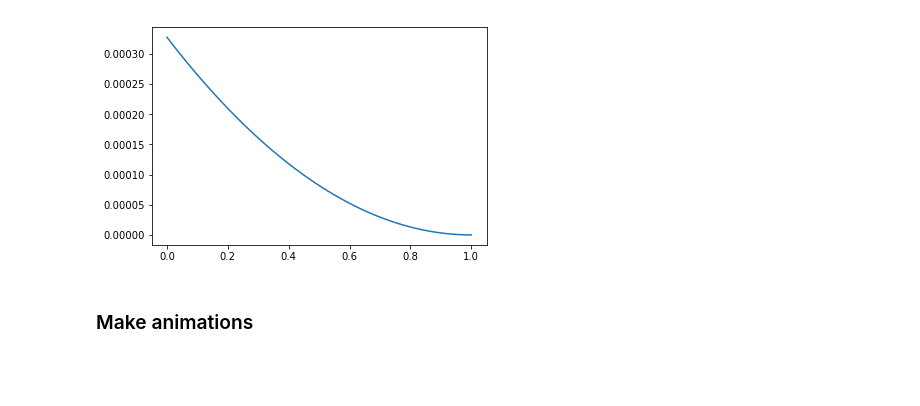
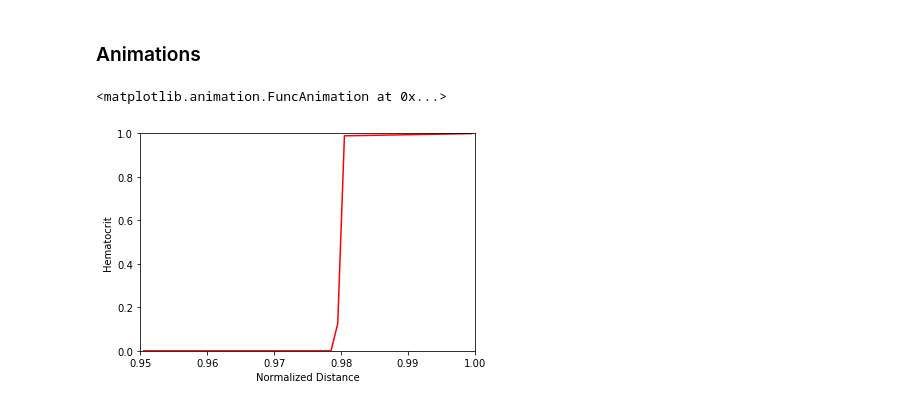
Before and after one commit to cliffanderson720/MS-Thesis-Pitt, a Jupyter notebook: Simulations/main_simulation.ipynb, the cells around one changed output. Saved outputs shown, nothing was run; the diff lists cells and outputs as text; code cells hidden in the pictures; blank space fills up the shorter version.

```diff
--- a/Simulations/main_simulation.ipynb
+++ b/Simulations/main_simulation.ipynb
@@ -116,32 +154,30 @@ c,v
-# %%
-ρs = np.linspace(0,1)
-plt.plot(ρs,get_c(ρs,0.04,spin,mode='RZ'))
-plt.show()
-# %% [output]
-[figure, removed]
-# %% [markdown]
-### Make animations
+# %% [markdown]
+### Animations
 # %%
 from matplotlib import animation, rc
 from IPython.display import HTML, Image
 rc('animation',html='html5')
 %matplotlib inline
 
 fig, ax = plt.subplots()
-ax.set_xlim([0,L])
+ax.set_xlim([r1/r2,1])
 ax.set_ylim([0,1])
 line, = ax.plot([],[])
 
 def init():
     line.set_data([],[])
     ax.set_xlabel('Normalized Distance')
     ax.set_ylabel('Hematocrit')
     return (line,)
 def animate(i):
-    line.set_data(x,ρall[i,:])
+    line.set_data(x,αall[i,:])
     line.set_color('red')
     return (line,)
 anim = animation.FuncAnimation(fig,animate,init_func=init,
-                              frames=ntimes,interval=150,blit=True)
+                               frames=ntimes,interval=Δt*1000,blit=True)
 
-anim.save('wave_simulation.mp4')
+anim
+# anim.save('wave_simulation.mp4')
+# %% [output]
+<matplotlib.animation.FuncAnimation at 0x...>
+[figure, added]
```
Also changed, not shown: parts of 10 cells of this notebook, 5 other files.
